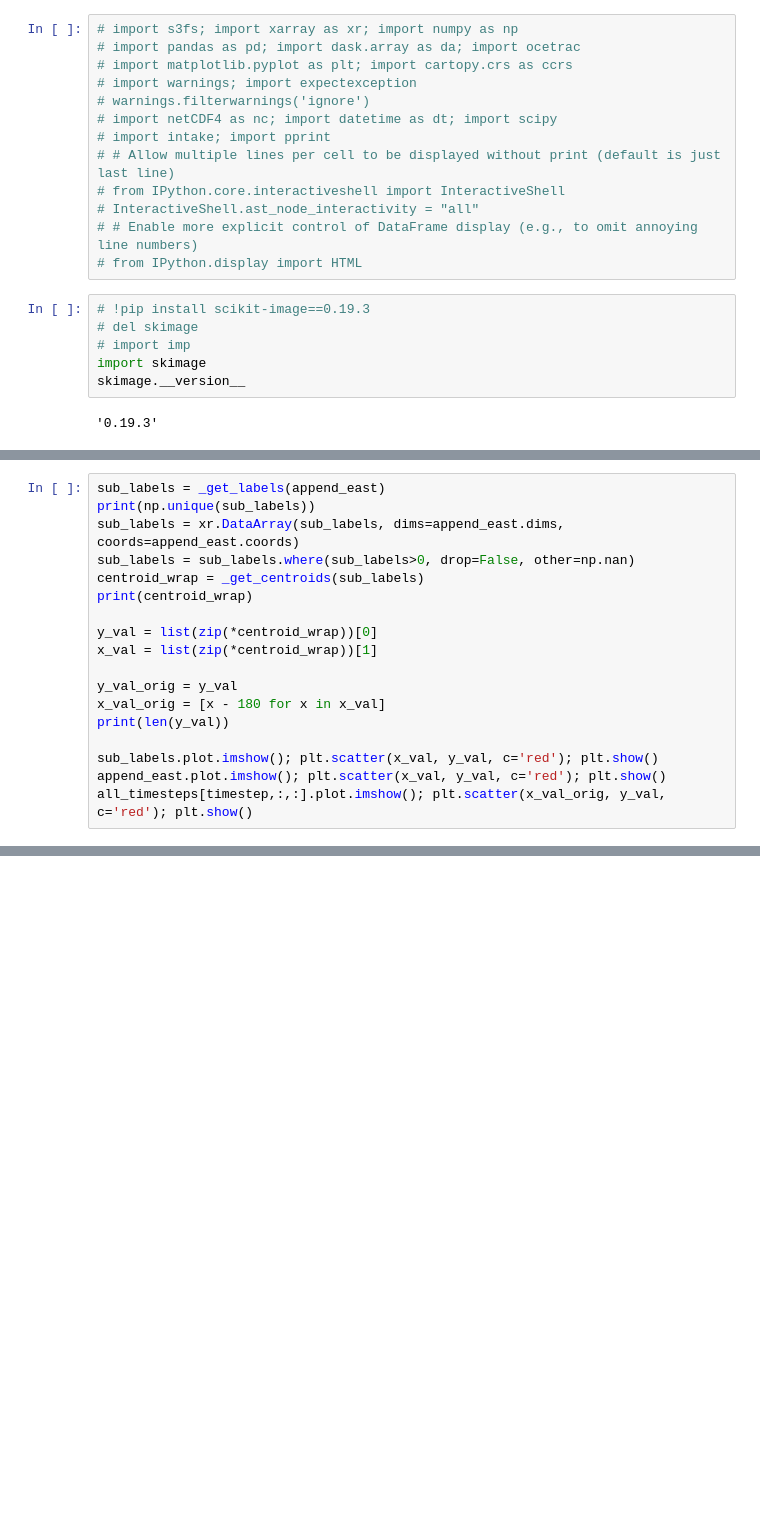
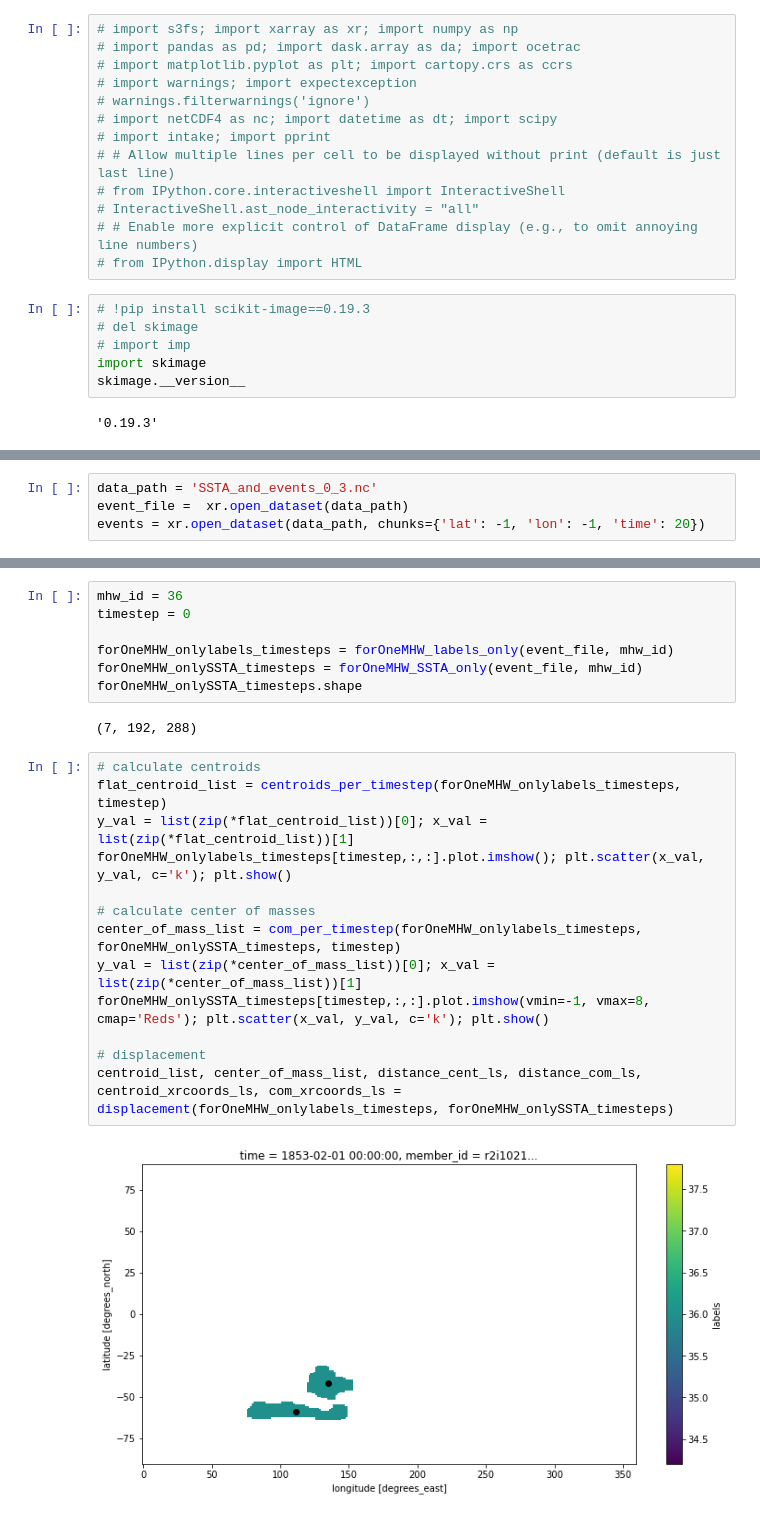
Before and after one commit to CassiaCai/marine_heatwaves, a Jupyter notebook: notebooks/centroid_com_displacement.ipynb, the cells around one changed output, grey strips where cells are left out. Saved outputs shown, nothing was run; the diff lists cells and outputs as text; blank space fills up the shorter version.

Commit message:
center of mass and displacement

```diff
--- a/notebooks/centroid_com_displacement.ipynb
+++ b/notebooks/centroid_com_displacement.ipynb
@@ -804,18 +21,0 @@ NameError: name 'append_east' is not defined
-# %%
-sub_labels = _get_labels(append_east)
-print(np.unique(sub_labels))
-sub_labels = xr.DataArray(sub_labels, dims=append_east.dims, coords=append_east.coords)
-sub_labels = sub_labels.where(sub_labels>0, drop=False, other=np.nan)
-centroid_wrap = _get_centroids(sub_labels)
-print(centroid_wrap)
-
-y_val = list(zip(*centroid_wrap))[0]
-x_val = list(zip(*centroid_wrap))[1]
-
-y_val_orig = y_val
-x_val_orig = [x - 180 for x in x_val]
-print(len(y_val))
-
-sub_labels.plot.imshow(); plt.scatter(x_val, y_val, c='red'); plt.show()
-append_east.plot.imshow(); plt.scatter(x_val, y_val, c='red'); plt.show()
-all_timesteps[timestep,:,:].plot.imshow(); plt.scatter(x_val_orig, y_val, c='red'); plt.show()
@@ -1042,0 +37,4 @@ def perc_imoverchull(event_file, mhw_id):
+# %%
+data_path = 'SSTA_and_events_0_3.nc'
+event_file =  xr.open_dataset(data_path)
+events = xr.open_dataset(data_path, chunks={'lat': -1, 'lon': -1, 'time': 20})
@@ -1042,0 +113,24 @@ def perc_imoverchull(event_file, mhw_id):
+# %%
+mhw_id = 36
+timestep = 0
+
+forOneMHW_onlylabels_timesteps = forOneMHW_labels_only(event_file, mhw_id)
+forOneMHW_onlySSTA_timesteps = forOneMHW_SSTA_only(event_file, mhw_id)
+forOneMHW_onlySSTA_timesteps.shape
+# %% [output]
+(7, 192, 288)
+# %%
+# calculate centroids
+flat_centroid_list = centroids_per_timestep(forOneMHW_onlylabels_timesteps, timestep)
+y_val = list(zip(*flat_centroid_list))[0]; x_val = list(zip(*flat_centroid_list))[1]
+forOneMHW_onlylabels_timesteps[timestep,:,:].plot.imshow(); plt.scatter(x_val, y_val, c='k'); plt.show()
+
+# calculate center of masses
+center_of_mass_list = com_per_timestep(forOneMHW_onlylabels_timesteps, forOneMHW_onlySSTA_timesteps, timestep)
+y_val = list(zip(*center_of_mass_list))[0]; x_val = list(zip(*center_of_mass_list))[1]
+forOneMHW_onlySSTA_timesteps[timestep,:,:].plot.imshow(vmin=-1, vmax=8, cmap='Reds'); plt.scatter(x_val, y_val, c='k'); plt.show()
+
+# displacement
+centroid_list, center_of_mass_list, distance_cent_ls, distance_com_ls, centroid_xrcoords_ls, com_xrcoords_ls = displacement(forOneMHW_onlylabels_timesteps, forOneMHW_onlySSTA_timesteps)
+# %% [output]
+[figure, added]
```
Also changed, not shown: parts of 57 cells of this notebook.
